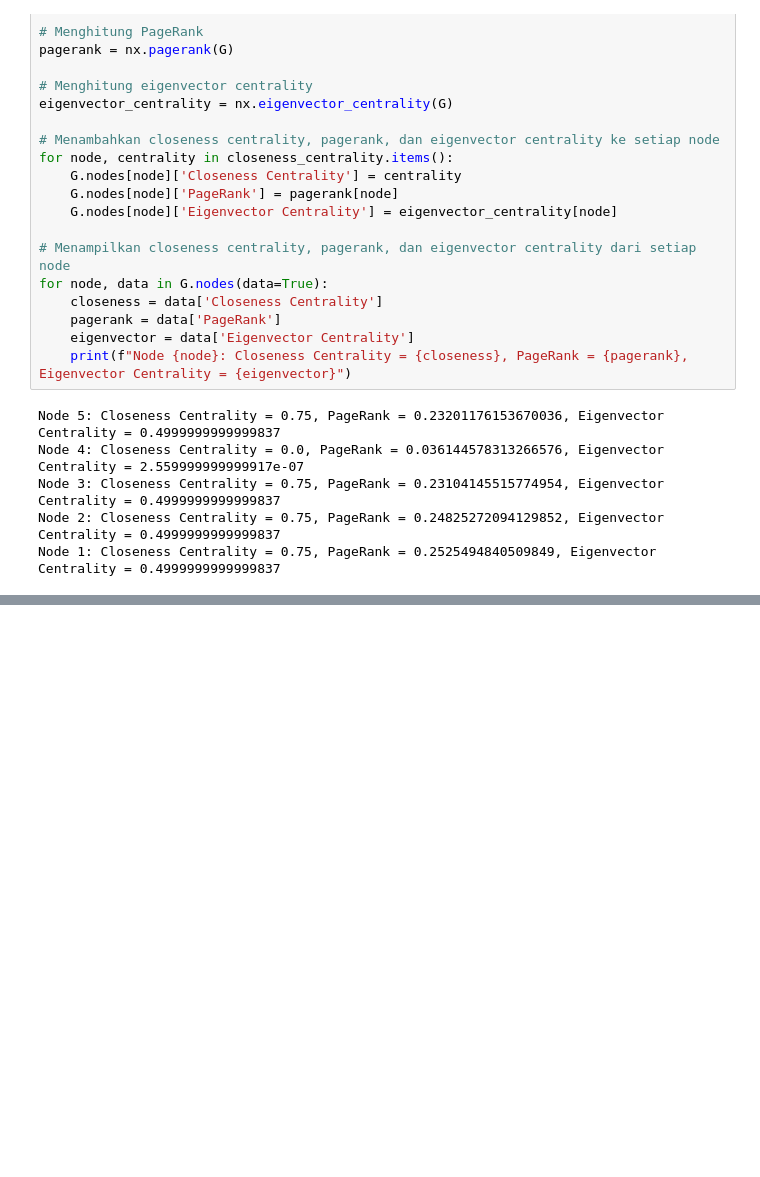
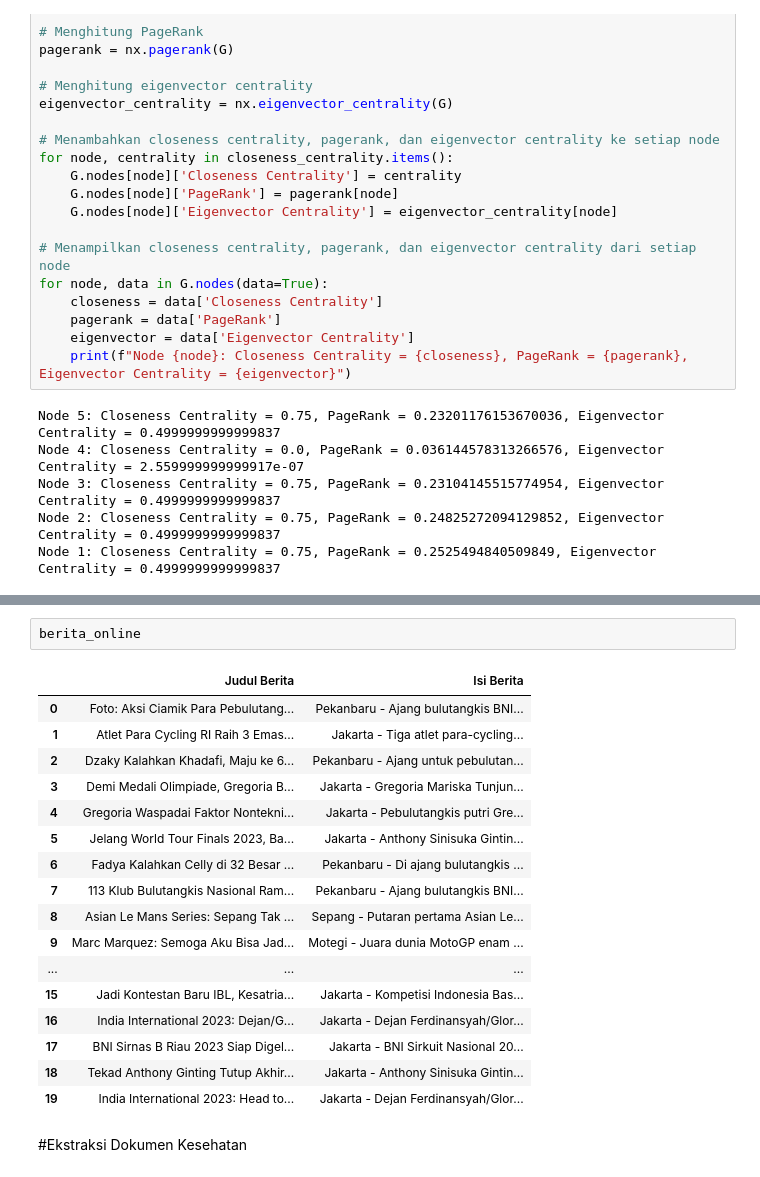
Before and after one commit to rifkiavendika/PPWeb, a Jupyter notebook: _sources/tugas2.ipynb, the cells around one changed output, grey strips where cells are left out. Cells and saved outputs as stored; diff of their text form; blank space fills up the shorter version.

```diff
--- a/_sources/tugas2.ipynb
+++ b/_sources/tugas2.ipynb
@@ -226,0 +302,22 @@ Node 1: Closeness Centrality = 0.75, PageRank = 0.2525494840509849, Eigenvector
+# %%
+berita_online
+# %% [output]
+|  | Judul Berita | Isi Berita |
+| 0 | Foto: Aksi Ciamik Para Pebulutang... | Pekanbaru - Ajang bulutangkis BNI... |
+| 1 | Atlet Para Cycling RI Raih 3 Emas... | Jakarta - Tiga atlet para-cycling... |
+| 2 | Dzaky Kalahkan Khadafi, Maju ke 6... | Pekanbaru - Ajang untuk pebulutan... |
+| 3 | Demi Medali Olimpiade, Gregoria B... | Jakarta - Gregoria Mariska Tunjun... |
+| 4 | Gregoria Waspadai Faktor Nontekni... | Jakarta - Pebulutangkis putri Gre... |
+| 5 | Jelang World Tour Finals 2023, Ba... | Jakarta - Anthony Sinisuka Gintin... |
+| 6 | Fadya Kalahkan Celly di 32 Besar ... | Pekanbaru - Di ajang bulutangkis ... |
+| 7 | 113 Klub Bulutangkis Nasional Ram... | Pekanbaru - Ajang bulutangkis BNI... |
+| 8 | Asian Le Mans Series: Sepang Tak ... | Sepang - Putaran pertama Asian Le... |
+| 9 | Marc Marquez: Semoga Aku Bisa Jad... | Motegi - Juara dunia MotoGP enam ... |
+| ... | ... | ... |
+| 15 | Jadi Kontestan Baru IBL, Kesatria... | Jakarta - Kompetisi Indonesia Bas... |
+| 16 | India International 2023: Dejan/G... | Jakarta - Dejan Ferdinansyah/Glor... |
+| 17 | BNI Sirnas B Riau 2023 Siap Digel... | Jakarta - BNI Sirkuit Nasional 20... |
+| 18 | Tekad Anthony Ginting Tutup Akhir... | Jakarta - Anthony Sinisuka Gintin... |
+| 19 | India International 2023: Head to... | Jakarta - Dejan Ferdinansyah/Glor... |
+# %% [markdown]
+#Ekstraksi Dokumen Kesehatan
```
Also changed, not shown: parts of 10 cells of this notebook, 11 other files.
